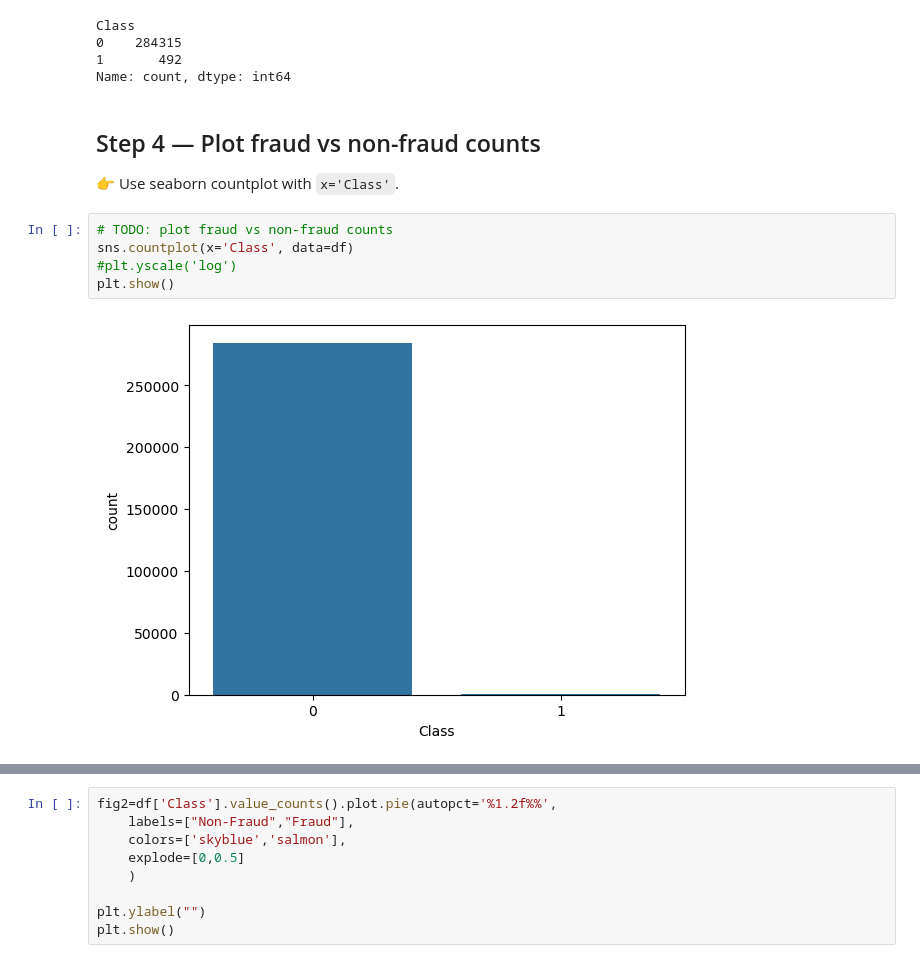
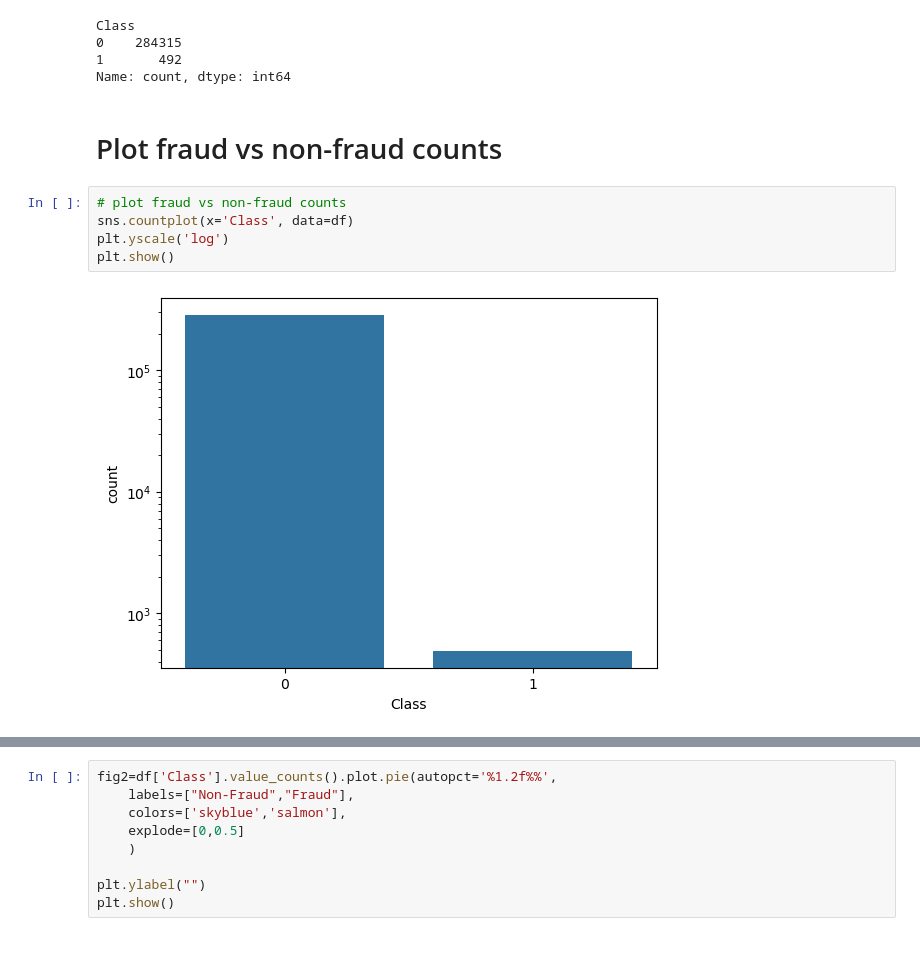
Before and after one commit to Seep88/creditcard-fraud-detection, a Jupyter notebook: notebooks/Day1_Fraud_EDA.ipynb, the cells around one changed output, grey strips where cells are left out. Drawn from its saved outputs; the diff is of its cells as text.

Commit message:
Updated Day1_Fraud_EDA notebook with new EDA analysis

```diff
--- a/notebooks/Day1_Fraud_EDA.ipynb
+++ b/notebooks/Day1_Fraud_EDA.ipynb
@@ -64,12 +50,11 @@ Class
 1       492
 Name: count, dtype: int64
 # %% [markdown]
-## Step 4 — Plot fraud vs non-fraud counts
-👉 Use seaborn countplot with `x='Class'`.
+# Plot fraud vs non-fraud counts
 # %%
-# TODO: plot fraud vs non-fraud counts
+# plot fraud vs non-fraud counts
 sns.countplot(x='Class', data=df)
-#plt.yscale('log')
+plt.yscale('log')
 plt.show()
 # %% [output]
-[figure, old version]
+[figure, new version]
```
Also changed, not shown: parts of 12 cells of this notebook.
